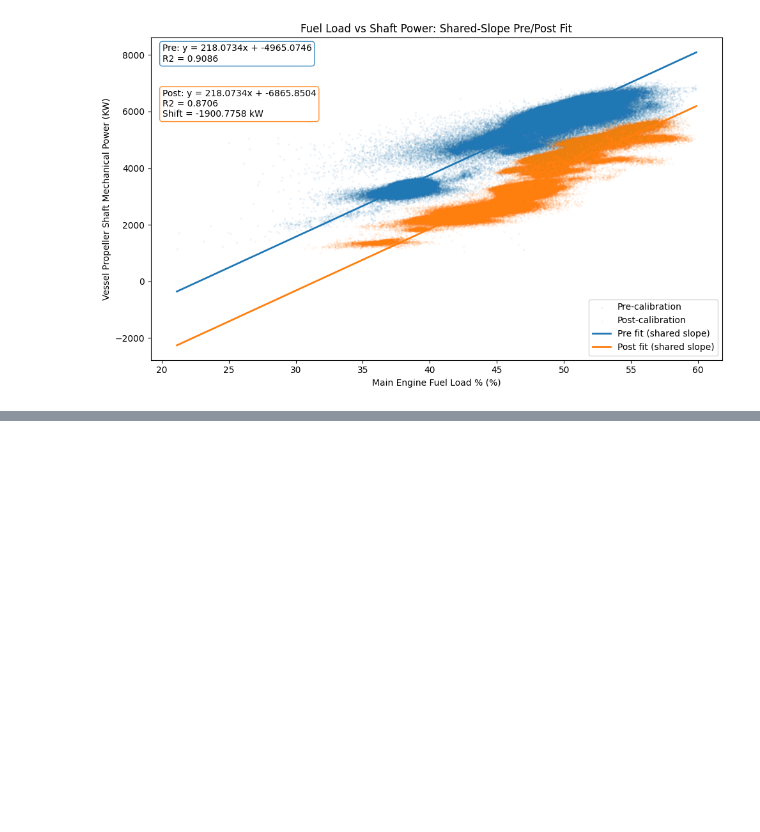
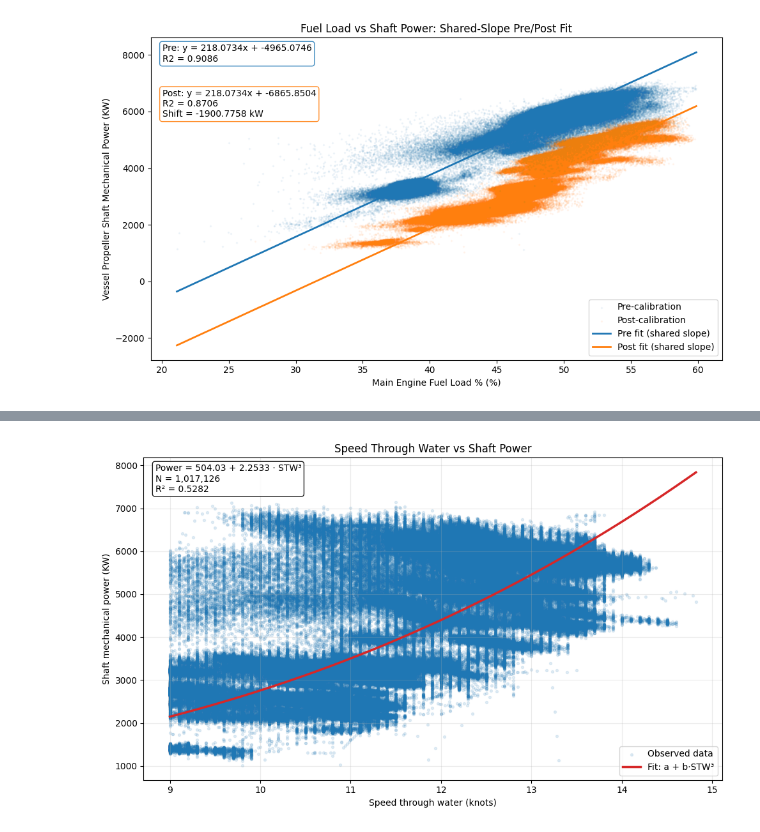
Before and after one commit to AugustBjerg/Master-s-thesis, a Jupyter notebook: code/data/cleaning-scripts/notebooks/post_filtering_validation.ipynb, the cells around one changed output, grey strips where cells are left out. Cells and saved outputs as stored; diff of their text form; code cells hidden in the pictures; blank space fills up the shorter version.

```diff
--- a/code/data/cleaning-scripts/notebooks/post_filtering_validation.ipynb
+++ b/code/data/cleaning-scripts/notebooks/post_filtering_validation.ipynb
@@ -1055,0 +1393,90 @@ Applied additive correction of -1900.77 kW to post-calibration rows.
+# %%
+import numpy as np
+import pandas as pd
+import matplotlib.pyplot as plt
+
+# ============================================================
+# Scatterplot of STW vs shaft power
+# with fitted line based on Power = a + b * STW^3
+# ============================================================
+
+x_col = "Vessel Hull Through Water Longitudinal Speed (knots)"
+y_col = "Vessel Propeller Shaft Mechanical Power (KW)"
+
+required_cols = [x_col, y_col]
+missing = [c for c in required_cols if c not in df.columns]
+if missing:
+    raise ValueError(f"Missing required columns: {missing}")
+
+plot_df = df[[x_col, y_col]].copy()
+plot_df[x_col] = pd.to_numeric(plot_df[x_col], errors="coerce")
+plot_df[y_col] = pd.to_numeric(plot_df[y_col], errors="coerce")
+
+plot_df = plot_df.dropna(subset=[x_col, y_col])
+plot_df = plot_df[(plot_df[x_col] > 0) & (plot_df[y_col] > 0)]
+
+if len(plot_df) < 10:
+    raise ValueError("Not enough valid rows to fit the relationship.")
+
+x = plot_df[x_col].to_numpy()
+y = plot_df[y_col].to_numpy()
+
+x_cubed = x**3
+
+# Linear fit in transformed space: y = a + b * x^3
+b, a = np.polyfit(x_cubed, y, deg=1)
+
+x_line = np.linspace(x.min(), x.max(), 400)
+y_line = a + b * (x_line**3)
+
+# R^2
+y_pred = a + b * x_cubed
+ss_res = np.sum((y - y_pred) ** 2)
+ss_tot = np.sum((y - y.mean()) ** 2)
+r2 = 1 - ss_res / ss_tot if ss_tot > 0 else np.nan
+
+eq_text = (
+    f"Power = {a:.2f} + {b:.4f} · STW³\n"
+    f"N = {len(plot_df):,}\n"
+    f"R² = {r2:.4f}"
+)
+
+fig, ax = plt.subplots(figsize=(10, 6))
+
+ax.scatter(
+    x,
+    y,
+    s=8,
+    alpha=0.12,
+    color="tab:blue",
+    rasterized=True,
+    label="Observed data"
+)
+
+ax.plot(
+    x_line,
+    y_line,
+    color="tab:red",
+    linewidth=2.5,
+    label="Fit: a + b·STW³"
+)
+
+ax.set_title("Speed Through Water vs Shaft Power")
+ax.set_xlabel("Speed through water (knots)")
+ax.set_ylabel("Shaft mechanical power (KW)")
+ax.grid(True, alpha=0.25)
+ax.legend()
+
+ax.text(
+    0.02,
+    0.98,
+    eq_text,
+    transform=ax.transAxes,
+    va="top",
+    bbox=dict(boxstyle="round", facecolor="white", alpha=0.9)
+)
+
+plt.tight_layout()
+plt.show()
+# %% [output]
+[figure, added]
```
Also changed, not shown: parts of 8 cells of this notebook.
